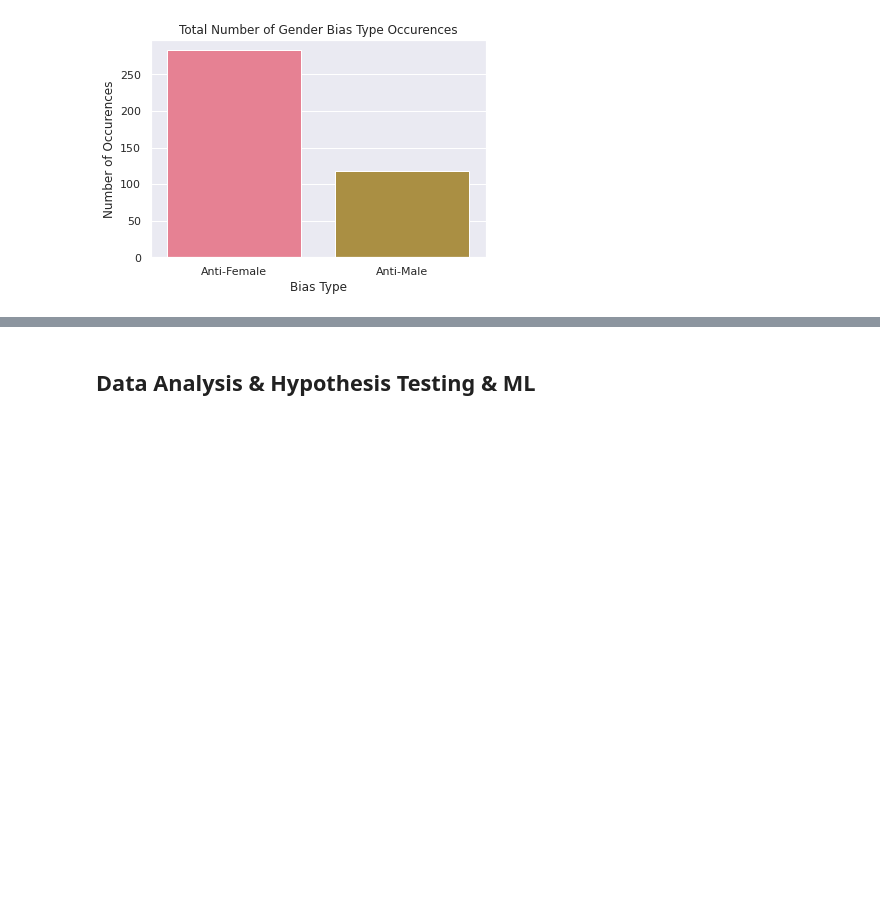
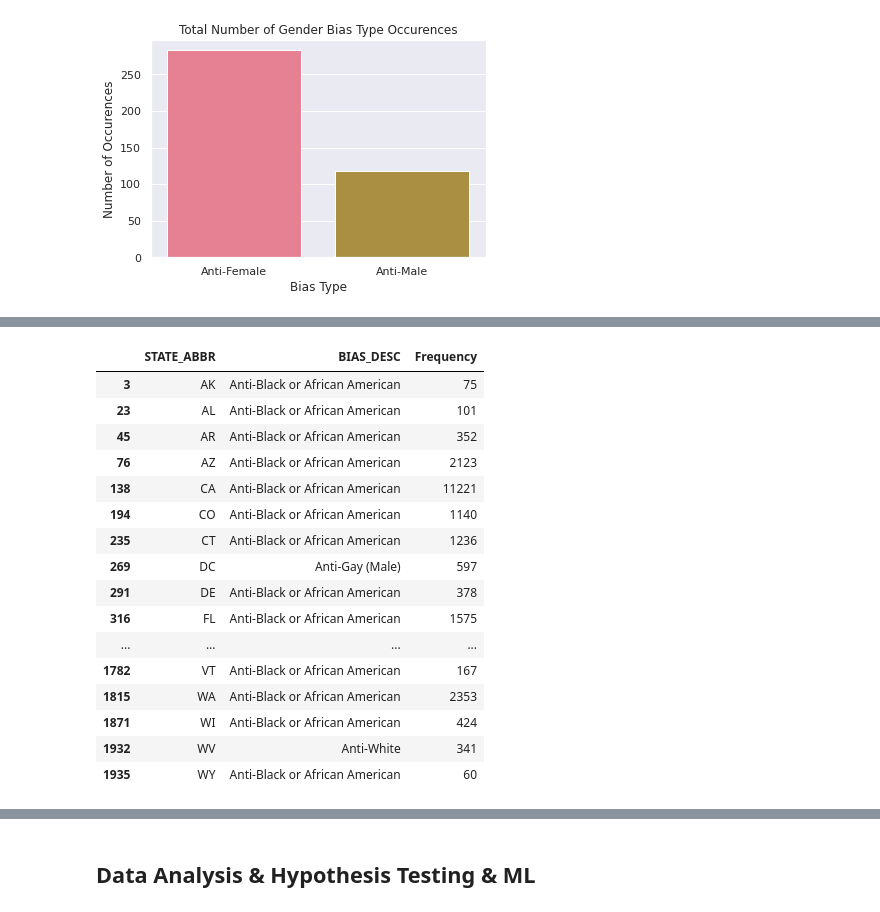
Before and after one commit to divya-koganti/Analysis-of-Hate-Crimes-In-United-States, a Jupyter notebook: Analysis of Hate Crimes in United States Tutorial.ipynb, the cells around one changed output, grey strips where cells are left out. Cells and saved outputs as stored; diff of their text form; code cells hidden in the pictures; blank space fills up the shorter version.

```diff
--- a/Analysis of Hate Crimes in United States Tutorial.ipynb
+++ b/Analysis of Hate Crimes in United States Tutorial.ipynb
@@ -335,3 +335,6 @@ plt.show()
 # %% [output]
 [figure]
 [figure]
+# %%
+states=hate_crimes.groupby(['STATE_ABBR', 'BIAS_DESC']).size().reset_index(name='Frequency')
+states
@@ -337,0 +355,22 @@ plt.show()
+# %%
+idx = states.groupby(['STATE_ABBR'])['Frequency'].transform(max) == states['Frequency']
+bias_by_state = states[idx]
+bias_by_state
+# %% [output]
+|  | STATE_ABBR | BIAS_DESC | Frequency |
+| 3 | AK | Anti-Black or African American | 75 |
+| 23 | AL | Anti-Black or African American | 101 |
+| 45 | AR | Anti-Black or African American | 352 |
+| 76 | AZ | Anti-Black or African American | 2123 |
+| 138 | CA | Anti-Black or African American | 11221 |
+| 194 | CO | Anti-Black or African American | 1140 |
+| 235 | CT | Anti-Black or African American | 1236 |
+| 269 | DC | Anti-Gay (Male) | 597 |
+| 291 | DE | Anti-Black or African American | 378 |
+| 316 | FL | Anti-Black or African American | 1575 |
+| ... | ... | ... | ... |
+| 1782 | VT | Anti-Black or African American | 167 |
+| 1815 | WA | Anti-Black or African American | 2353 |
+| 1871 | WI | Anti-Black or African American | 424 |
+| 1932 | WV | Anti-White | 341 |
+| 1935 | WY | Anti-Black or African American | 60 |
```
Also changed, not shown: parts of 7 cells of this notebook.
